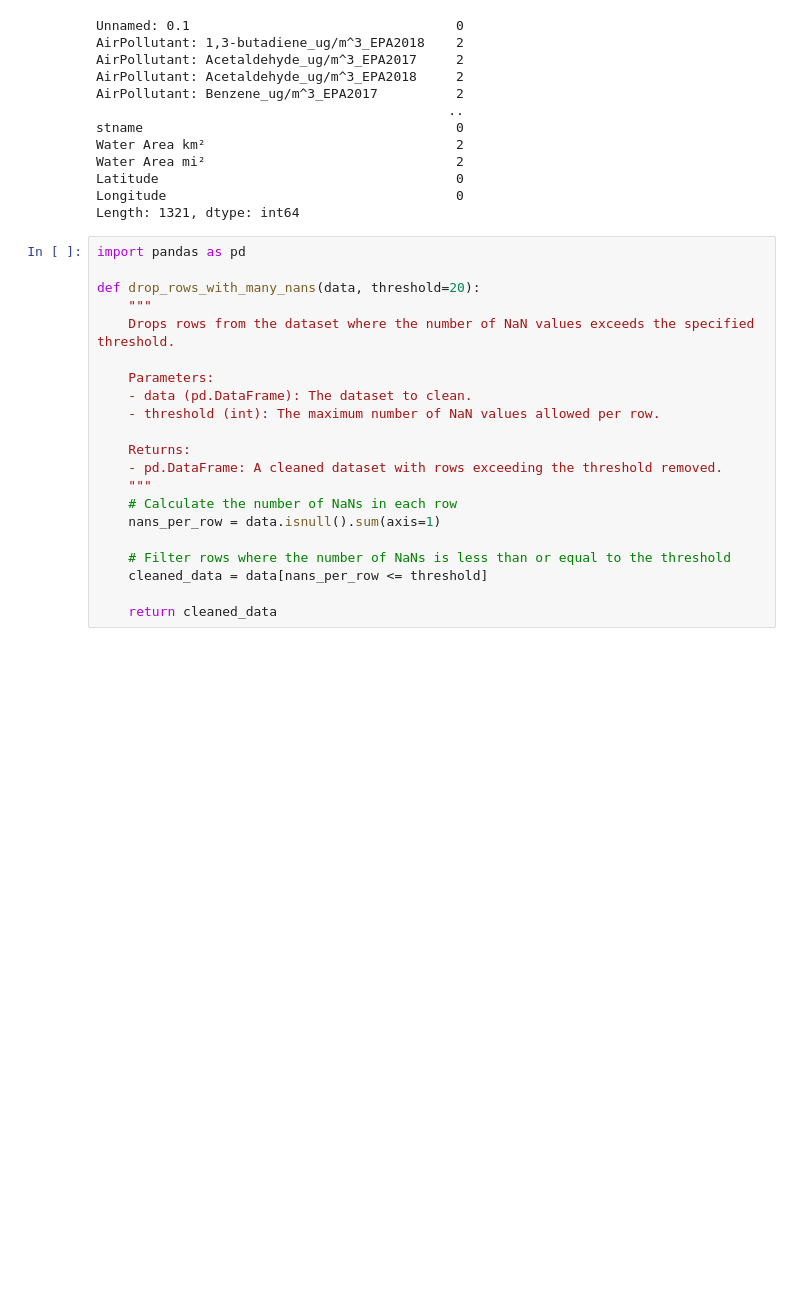
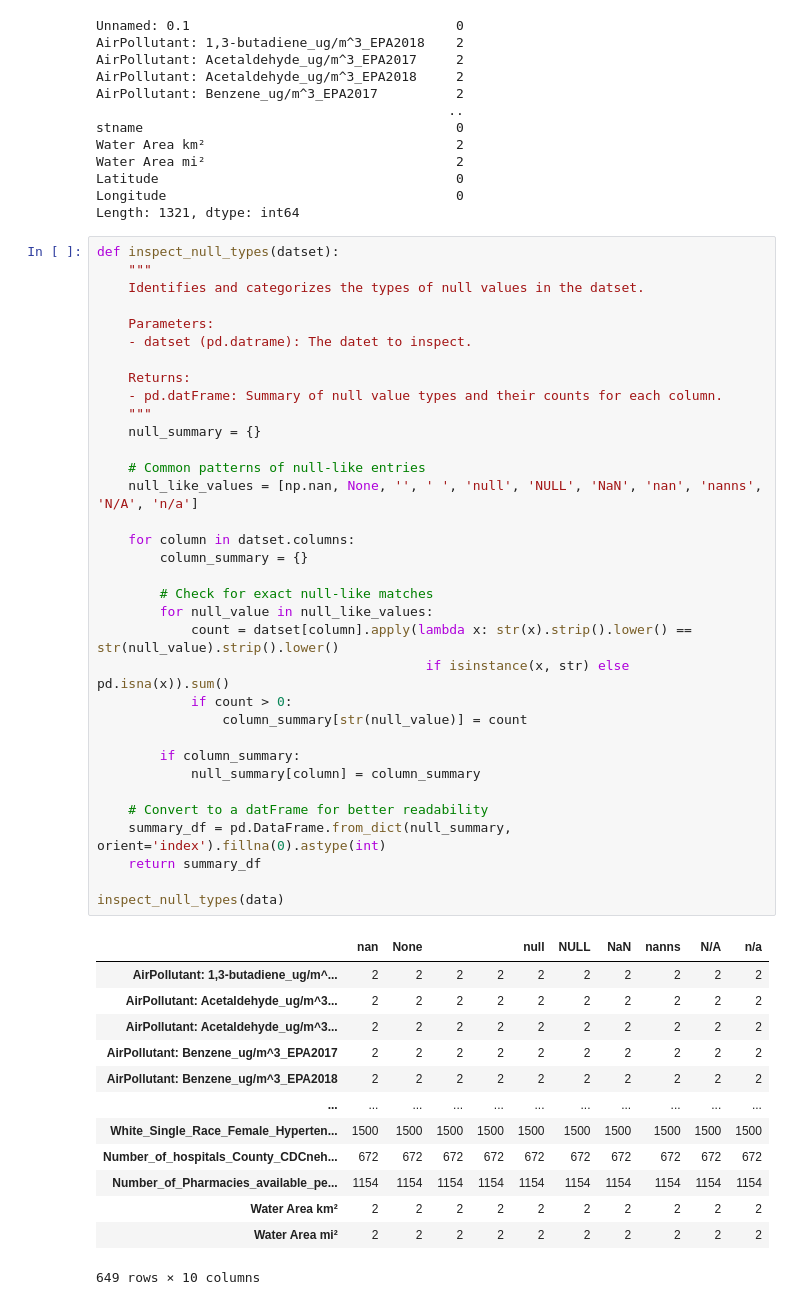
Before and after one commit to tonyluocpu/CVD-ML-project, a Jupyter notebook: tony_features/imputation.ipynb, the cells around one changed output. Drawn from its saved outputs; the diff is of its cells as text; blank space fills up the shorter version.

```diff
--- a/tony_features/imputation.ipynb
+++ b/tony_features/imputation.ipynb
@@ -154,24 +181,51 @@ Water Area mi²                                2
 Latitude                                      0
 Longitude                                     0
 Length: 1321, dtype: int64
-# %%
-import pandas as pd
-
-def drop_rows_with_many_nans(data, threshold=20):
-    """
-    Drops rows from the dataset where the number of NaN values exceeds the specified threshold.
-
-    Parameters:
-    - data (pd.DataFrame): The dataset to clean.
-    - threshold (int): The maximum number of NaN values allowed per row.
-
-    Returns:
-    - pd.DataFrame: A cleaned dataset with rows exceeding the threshold removed.
-    """
-    # Calculate the number of NaNs in each row
-    nans_per_row = data.isnull().sum(axis=1)
-
-    # Filter rows where the number of NaNs is less than or equal to the threshold
-    cleaned_data = data[nans_per_row <= threshold]
-
-    return cleaned_data
+# %%
+def inspect_null_types(datset):
+    """
+    Identifies and categorizes the types of null values in the datset.
+
+    Parameters:
+    - datset (pd.datrame): The datet to inspect.
+
+    Returns:
+    - pd.datFrame: Summary of null value types and their counts for each column.
+    """
+    null_summary = {}
+
+    # Common patterns of null-like entries
+    null_like_values = [np.nan, None, '', ' ', 'null', 'NULL', 'NaN', 'nan', 'nanns', 'N/A', 'n/a']
+
+    for column in datset.columns:
+        column_summary = {}
+
+        # Check for exact null-like matches
+        for null_value in null_like_values:
+            count = datset[column].apply(lambda x: str(x).strip().lower() == str(null_value).strip().lower()
+                                          if isinstance(x, str) else pd.isna(x)).sum()
+            if count > 0:
+                column_summary[str(null_value)] = count
+
+        if column_summary:
+            null_summary[column] = column_summary
+
+    # Convert to a datFrame for better readability
+    summary_df = pd.DataFrame.from_dict(null_summary, orient='index').fillna(0).astype(int)
+    return summary_df
+
+inspect_null_types(data)
+# %% [output]
+|  | nan | None |  |  | null | NULL | NaN | nanns | N/A | n/a |
+| AirPollutant: 1,3-butadiene_ug/m^... | 2 | 2 | 2 | 2 | 2 | 2 | 2 | 2 | 2 | 2 |
+| AirPollutant: Acetaldehyde_ug/m^3... | 2 | 2 | 2 | 2 | 2 | 2 | 2 | 2 | 2 | 2 |
+| AirPollutant: Acetaldehyde_ug/m^3... | 2 | 2 | 2 | 2 | 2 | 2 | 2 | 2 | 2 | 2 |
+| AirPollutant: Benzene_ug/m^3_EPA2017 | 2 | 2 | 2 | 2 | 2 | 2 | 2 | 2 | 2 | 2 |
+| AirPollutant: Benzene_ug/m^3_EPA2018 | 2 | 2 | 2 | 2 | 2 | 2 | 2 | 2 | 2 | 2 |
+| ... | ... | ... | ... | ... | ... | ... | ... | ... | ... | ... |
+| White_Single_Race_Female_Hyperten... | 1500 | 1500 | 1500 | 1500 | 1500 | 1500 | 1500 | 1500 | 1500 | 1500 |
+| Number_of_hospitals_County_CDCneh... | 672 | 672 | 672 | 672 | 672 | 672 | 672 | 672 | 672 | 672 |
+| Number_of_Pharmacies_available_pe... | 1154 | 1154 | 1154 | 1154 | 1154 | 1154 | 1154 | 1154 | 1154 | 1154 |
+| Water Area km² | 2 | 2 | 2 | 2 | 2 | 2 | 2 | 2 | 2 | 2 |
+| Water Area mi² | 2 | 2 | 2 | 2 | 2 | 2 | 2 | 2 | 2 | 2 |
+649 rows × 10 columns
```
Also changed, not shown: parts of 5 cells of this notebook, 1 other file.
